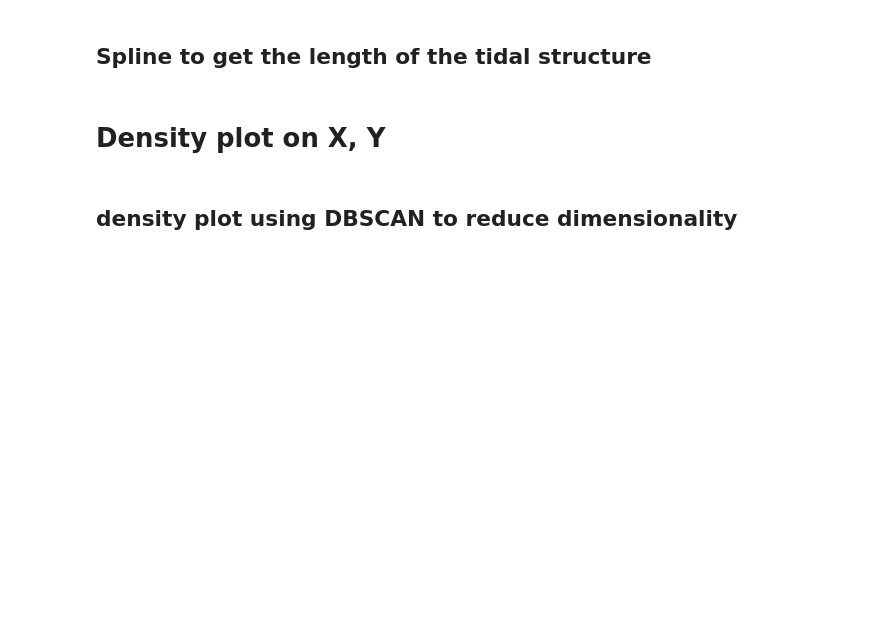
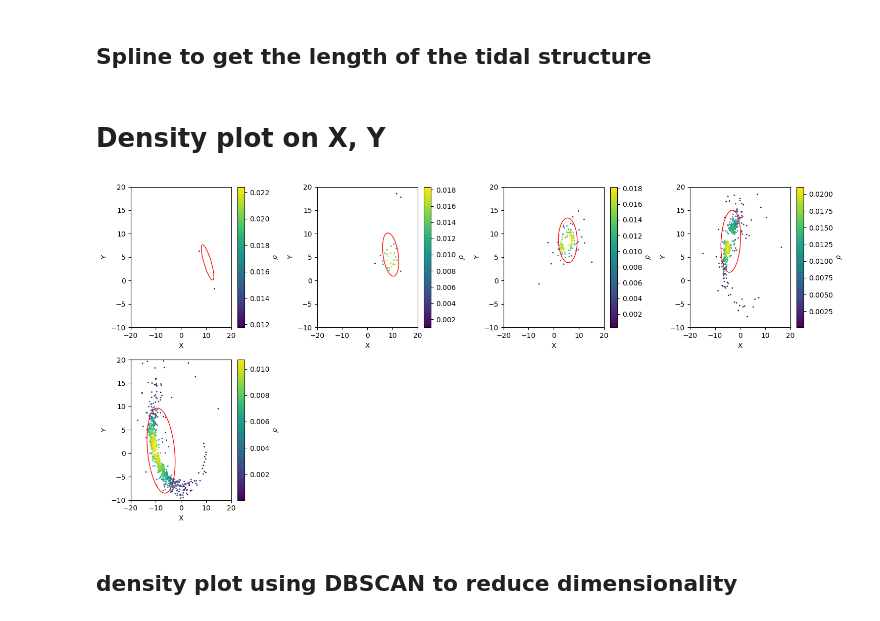
Before and after one commit to Berto70/pod_compastro23, a Jupyter notebook: Project/Analysis.ipynb, the cells around one changed output. Saved outputs shown, nothing was run; the diff lists cells and outputs as text; code cells hidden in the pictures; blank space fills up the shorter version.

```diff
--- a/Project/Analysis.ipynb
+++ b/Project/Analysis.ipynb
@@ -779,22 +823,26 @@ def confidence_ellipse(x, y, ax, n_std=3.0, facecolor='none', **kwargs):
 # %%
 fig=plt.figure(figsize=(15, 7), layout='tight')
 for i, time in enumerate(important_time[1:]):
     flag=flag_history[time]
     no_flag=~flag
     X = np.stack((position[time, :, 0][no_flag], position[time, :, 1][no_flag], np.zeros_like(position[time, :, 1][no_flag])), axis=1)
 
     xy = np.vstack([X[:,0], X[:,1]])
     z = gaussian_kde(xy)(xy)
     cov = gaussian_kde(xy).covariance
 
 
     ax = fig.add_subplot(2, 4, i+1)
-    ax.scatter(X[:, 0], X[:, 1], c=z, s=1)
+    pcm = ax.scatter(X[:, 0], X[:, 1], c=z, s=1)
+    cbar = fig.colorbar(pcm, ax=ax)
+    cbar.set_label(r'$\rho$')
     confidence_ellipse(X[:, 0], X[:, 1], ax, n_std=1, edgecolor='red')
     ax.set_xlim(-20, 20)
     ax.set_ylim(-10, 20)
     ax.set_xlabel('X')
     ax.set_ylabel('Y')
+# %% [output]
+[figure, added]
 # %% [markdown]
 ## density plot using DBSCAN to reduce dimensionality
 # %%
```
Also changed, not shown: parts of 17 cells of this notebook, 1 other file.
